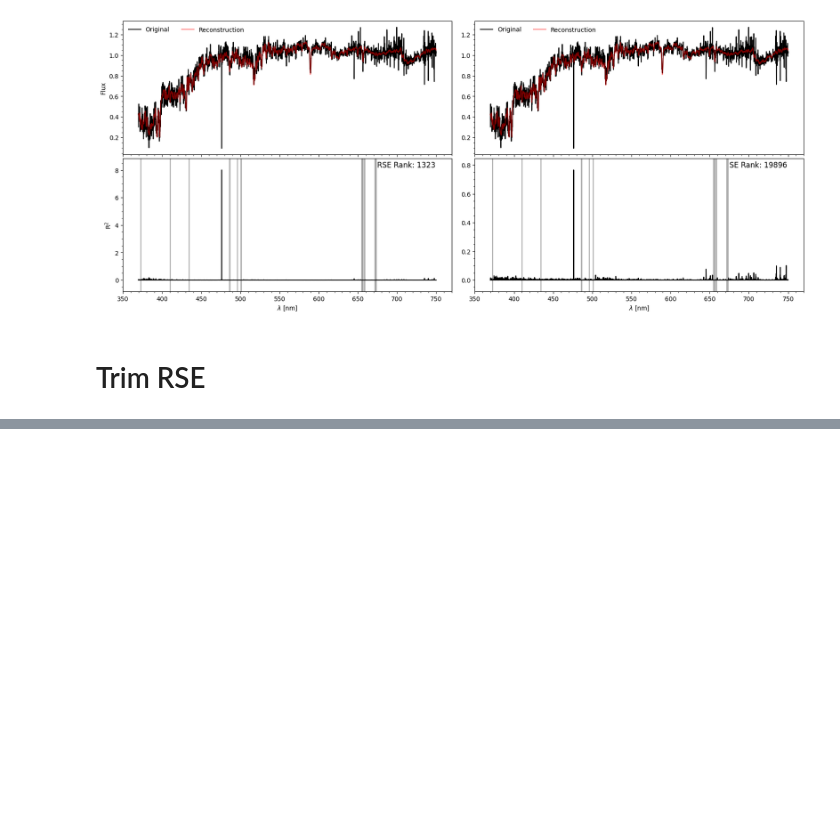
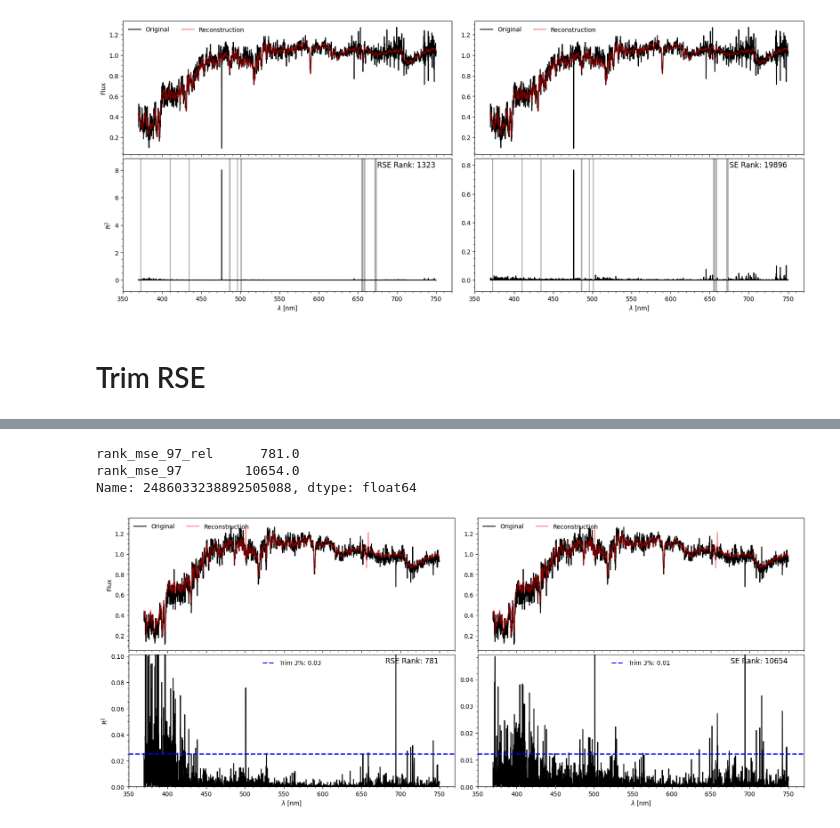
Before and after one commit to ed-ortizm/anomaly, a Jupyter notebook: thesis/residual_based_scores/bin_03/01_02_rse_figs_bin3.ipynb, the cells around one changed output, grey strips where cells are left out. Drawn from its saved outputs; the diff is of its cells as text; code cells hidden in the pictures; blank space fills up the shorter version.

Commit message:
feature: select candidates for trim res

```diff
--- a/thesis/residual_based_scores/bin_03/01_02_rse_figs_bin3.ipynb
+++ b/thesis/residual_based_scores/bin_03/01_02_rse_figs_bin3.ipynb
@@ -554,0 +562,59 @@ Name: 1781231151415846912, dtype: float64
+# %%
+mask = score_rank_df.rank_mse_97_rel == 781
+specid = score_rank_df.loc[mask].index.values[0]
+# specid = 2032375840699869184
+idx_spec = specobjid_to_idx(specid, idx_id_spec)
+spec = spectra[idx_spec]
+rec_spec = ae_model.reconstruct(spec)[0]
+# ------------------------------------------------------
+RSEidual = rse_residual(spec, rec_spec)
+threshold_rse = np.nanpercentile(RSEidual, 97)
+# ------------------------------------------------------
+squared_res = squared_residual(spec, rec_spec)
+threshold_se = np.nanpercentile(squared_res, 97)
+# ------------------------------------------------------
+rse_rank = score_rank_df.loc[specid, 'rank_mse_97_rel']
+se_rank = score_rank_df.loc[specid, 'rank_mse_97']
+# -------------------------------------------------------
+fig, axs = rse_se_fig(
+    spec, rec_spec, wave_nm,
+    RSEidual, squared_res,
+    rse_rank, se_rank,
+    figsize=(20, 8),
+    alpha=0.5
+)
+# ----------------------------------------------------
+# threshold lines
+axs[1, 0].axhline(
+    y=threshold_rse,
+    color='blue',
+    linestyle='--',
+    linewidth=2,
+    label=f'Trim 3%: {threshold_rse:.2f}'
+)
+axs[1, 1].axhline(
+    y=threshold_se,
+    color='blue',
+    linestyle='--',
+    linewidth=2,
+    label=f'Trim 3%: {threshold_se:.2f}'
+)
+
+axs[1, 0].set_ylim(0, threshold_rse*4)
+axs[1, 1].set_ylim(0, threshold_se*4)
+
+axs[1, 0].legend(loc='upper center', frameon=False)
+axs[1, 1].legend(loc='upper center', frameon=False)
+# -------------------------------------------------------
+# w_min, w_max = (480,510)
+# w_min, w_max = (650, 680)
+# axs[1, 0].set_xlim(w_min, w_max)
+# axs[1, 1].set_xlim(w_min, w_max)
+# -------------------------------------------------------
+# -------------------------------------------------------
+score_rank_df.loc[specid, ['rank_mse_97_rel', 'rank_mse_97']].T
+# %% [output]
+rank_mse_97_rel      781.0
+rank_mse_97        10654.0
+Name: 2486033238892505088, dtype: float64
+[figure, added]
```
Also changed, not shown: parts of 8 cells of this notebook.
